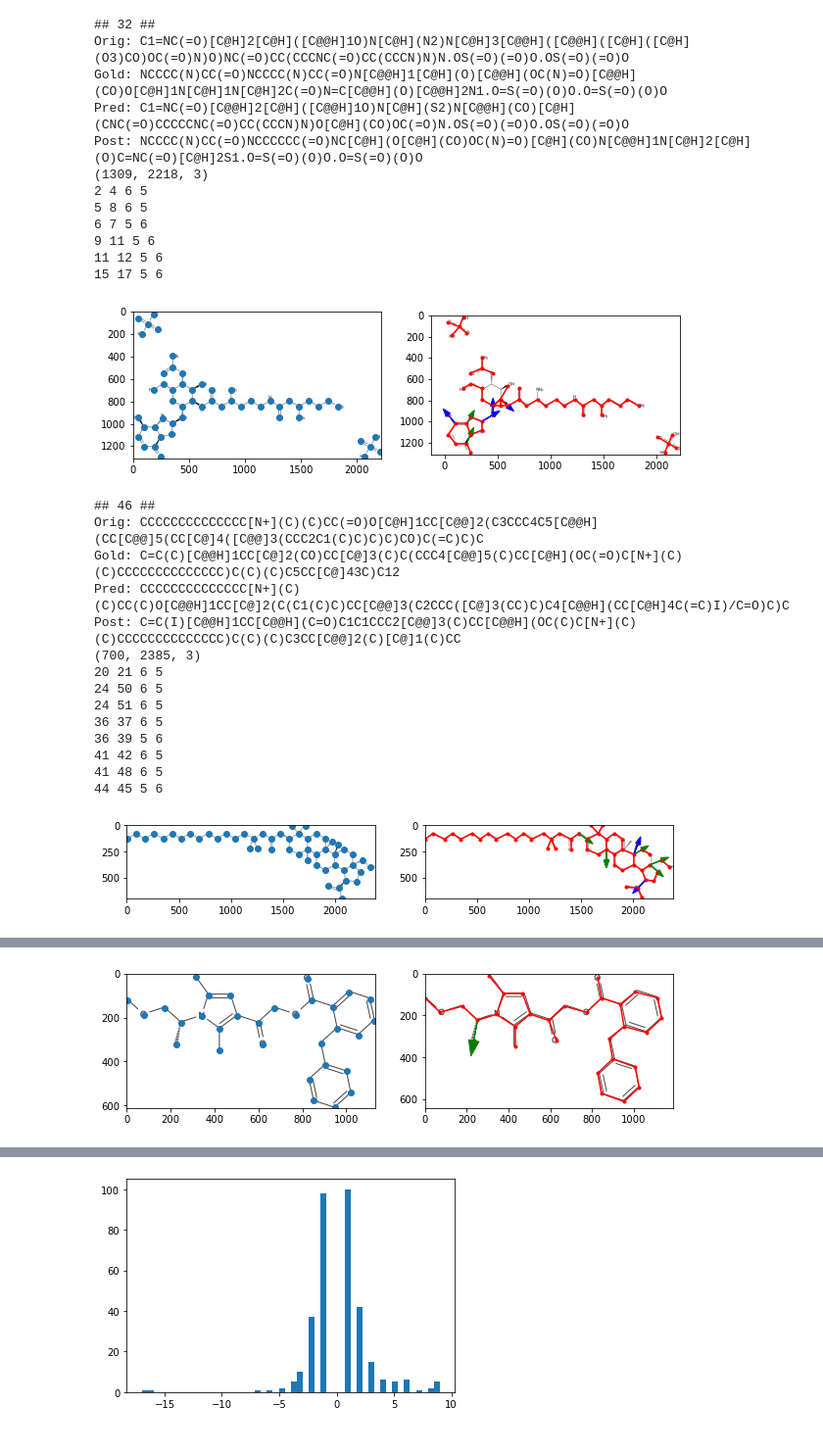
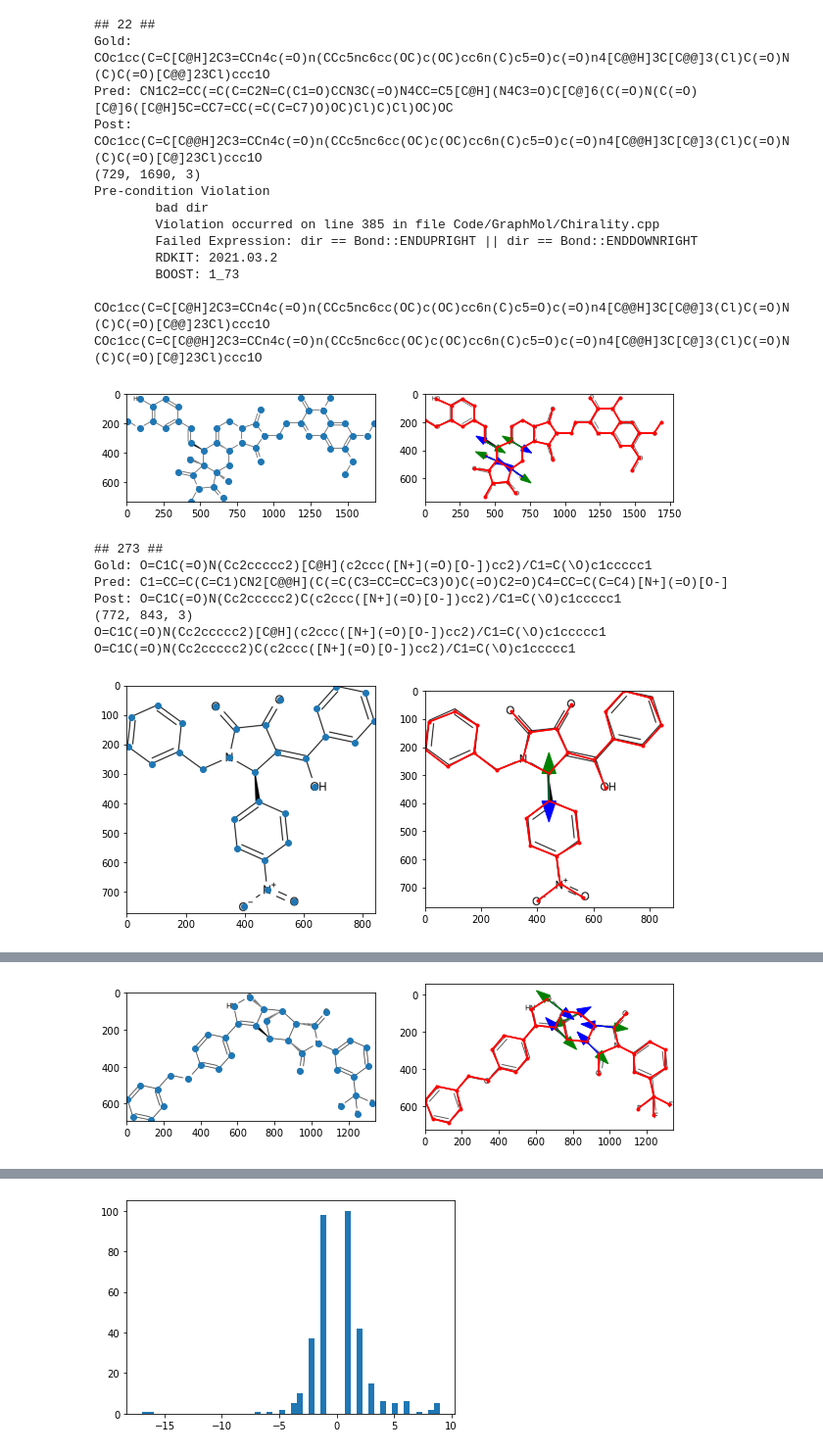
Before and after one commit to thomas0809/MolScribe, a Jupyter notebook: notebook/graph.ipynb, the cells around one changed output, grey strips where cells are left out. Shown at 98% size. Saved outputs shown, nothing was run; the diff lists cells and outputs as text; code cells hidden in the pictures.

Commit message:
update graph notebook

```diff
--- a/notebook/graph.ipynb
+++ b/notebook/graph.ipynb
@@ -66,9 +66,11 @@ for i, row in df.iterrows():
         continue
     if gold_smiles.replace('/', '').replace('\\', '') == post_smiles.replace('/', '').replace('\\', ''):
         continue
+    if canonicalize_smiles(gold_smiles, True) != canonicalize_smiles(post_smiles, True):
+        continue
     count += 1
     print(f'## {i} ##')
-    print('Orig:', smiles)
+#     print('Orig:', smiles)
     print('Gold:', gold_smiles)
     print('Pred:', pred_smiles)
     print('Post:', post_smiles)
@@ -78,61 +80,62 @@ for i, row in df.iterrows():
     h, w, _ = img.shape
     nodes = get_nodes(smiles)
     plt.figure(figsize=(10,5))
     plt.subplot(1,2,1)
     plt.imshow(img)
     plt.scatter(nodes[:,0], nodes[:,1])
     plt.subplot(1,2,2)
     plt.imshow(img)
     coords = np.array(eval(nodes_pred_df.loc[i, 'node_coords']))
     symbols = np.array(eval(nodes_pred_df.loc[i, 'node_symbols']))
     x, y = coords[:,1]*w, coords[:,0]*h
     plt.scatter(x, y, color='r', marker='.')
     edges = eval(nodes_pred_df.loc[i, 'edges'])
-#     post_smiles = _postprocess_smiles(pred_smiles, coords, symbols, edges)
+    post_smiles = _postprocess_smiles(pred_smiles, coords, symbols, edges, debug=True)
+    print(gold_smiles)
+    print(post_smiles)
     for i in range(len(x)):
-        for j in range(i+1, len(x)):
+        for j in range(len(x)):
             if edges[i][j] != 0:
                 if edges[i][j] in [5, 6]:
                     color = 'blue' if edges[i][j] == 5 else 'green'
                     plt.arrow(x[i], y[i], x[j]-x[i], y[j]-y[i], color=color, head_width=50)
-                    print(i, j, edges[i][j], edges[j][i])
+#                     print(i, j, edges[i][j], edges[j][i])
                 else:
                     color = 'red'
                     plt.plot([x[i], x[j]], [y[i], y[j]], color)
     plt.show()
+#     mol = Chem.MolFromSmiles(pred_smiles)
+#     chiral_centers = Chem.FindMolChiralCenters(
+#             mol, includeUnassigned=True, includeCIP=False, useLegacyImplementation=False)
+#     print(chiral_centers)
 #     mol0 = Chem.MolFromSmiles(canon_gold, sanitize=False)
 #     mol = Chem.MolFromSmiles(canon_pred, sanitize=False)
 #     try:
 #         img = Chem.Draw.MolsToGridImage([mol0,mol], subImgSize=(250,250), molsPerRow=2, useSVG=True)
 #         display(img)
 #     except:
 #         pass
 # %% [output]
-## 32 ##
-Orig: C1=NC(=O)[C@H]2[C@H]([C@@H]1O)N[C@H](N2)N[C@H]3[C@@H]([C@@H]([C@H]([C@H](O3)CO)OC(=O)N)O)NC(=O)CC(CCCNC(=O)CC(CCCN)N)N.OS(=O)(=O)O.OS(=O)(=O)O
-Gold: NCCCC(N)CC(=O)NCCCC(N)CC(=O)N[C@@H]1[C@H](O)[C@@H](OC(N)=O)[C@@H](CO)O[C@H]1N[C@H]1N[C@H]2C(=O)N=C[C@@H](O)[C@@H]2N1.O=S(=O)(O)O.O=S(=O)(O)O
-Pred: C1=NC(=O)[C@@H]2[C@H]([C@@H]1O)N[C@H](S2)N[C@@H](CO)[C@H](CNC(=O)CCCCCNC(=O)CC(CCCN)N)O[C@H](CO)OC(=O)N.OS(=O)(=O)O.OS(=O)(=O)O
-Post: NCCCC(N)CC(=O)NCCCCCC(=O)NC[C@H](O[C@H](CO)OC(N)=O)[C@H](CO)N[C@@H]1N[C@H]2[C@H](O)C=NC(=O)[C@H]2S1.O=S(=O)(O)O.O=S(=O)(O)O
-(1309, 2218, 3)
-2 4 6 5
-5 8 6 5
-6 7 5 6
-9 11 5 6
-11 12 5 6
-15 17 5 6
+## 22 ##
+Gold: COc1cc(C=C[C@H]2C3=CCn4c(=O)n(CCc5nc6cc(OC)c(OC)cc6n(C)c5=O)c(=O)n4[C@@H]3C[C@@]3(Cl)C(=O)N(C)C(=O)[C@@]23Cl)ccc1O
+Pred: CN1C2=CC(=C(C=C2N=C(C1=O)CCN3C(=O)N4CC=C5[C@H](N4C3=O)C[C@]6(C(=O)N(C(=O)[C@]6([C@H]5C=CC7=CC(=C(C=C7)O)OC)Cl)C)Cl)OC)OC
+Post: COc1cc(C=C[C@@H]2C3=CCn4c(=O)n(CCc5nc6cc(OC)c(OC)cc6n(C)c5=O)c(=O)n4[C@@H]3C[C@]3(Cl)C(=O)N(C)C(=O)[C@]23Cl)ccc1O
+(729, 1690, 3)
+Pre-condition Violation
+        bad dir
+        Violation occurred on line 385 in file Code/GraphMol/Chirality.cpp
+        Failed Expression: dir == Bond::ENDUPRIGHT || dir == Bond::ENDDOWNRIGHT
+        RDKIT: 2021.03.2
+        BOOST: 1_73
+
+COc1cc(C=C[C@H]2C3=CCn4c(=O)n(CCc5nc6cc(OC)c(OC)cc6n(C)c5=O)c(=O)n4[C@@H]3C[C@@]3(Cl)C(=O)N(C)C(=O)[C@@]23Cl)ccc1O
+COc1cc(C=C[C@@H]2C3=CCn4c(=O)n(CCc5nc6cc(OC)c(OC)cc6n(C)c5=O)c(=O)n4[C@@H]3C[C@]3(Cl)C(=O)N(C)C(=O)[C@]23Cl)ccc1O
-[figure, old version]
+[figure, new version]
-## 46 ##
-Orig: CCCCCCCCCCCCCC[N+](C)(C)CC(=O)O[C@H]1CC[C@@]2(C3CCC4C5[C@@H](CC[C@@]5(CC[C@]4([C@@]3(CCC2C1(C)C)C)C)CO)C(=C)C)C
-Gold: C=C(C)[C@@H]1CC[C@]2(CO)CC[C@]3(C)C(CCC4[C@@]5(C)CC[C@H](OC(=O)C[N+](C)(C)CCCCCCCCCCCCCC)C(C)(C)C5CC[C@]43C)C12
-Pred: CCCCCCCCCCCCCC[N+](C)(C)CC(C)O[C@@H]1CC[C@]2(C(C1(C)C)CC[C@@]3(C2CCC([C@]3(CC)C)C4[C@@H](CC[C@H]4C(=C)I)/C=O)C)C
-Post: C=C(I)[C@@H]1CC[C@@H](C=O)C1C1CCC2[C@@]3(C)CC[C@@H](OC(C)C[N+](C)(C)CCCCCCCCCCCCCC)C(C)(C)C3CC[C@@]2(C)[C@]1(C)CC
-(700, 2385, 3)
-20 21 6 5
-24 50 6 5
-24 51 6 5
-36 37 6 5
-36 39 5 6
-41 42 6 5
-41 48 6 5
-44 45 5 6
+## 273 ##
+Gold: O=C1C(=O)N(Cc2ccccc2)[C@H](c2ccc([N+](=O)[O-])cc2)/C1=C(\O)c1ccccc1
+Pred: C1=CC=C(C=C1)CN2[C@@H](C(=C(C3=CC=CC=C3)O)C(=O)C2=O)C4=CC=C(C=C4)[N+](=O)[O-]
+Post: O=C1C(=O)N(Cc2ccccc2)C(c2ccc([N+](=O)[O-])cc2)/C1=C(\O)c1ccccc1
+(772, 843, 3)
+O=C1C(=O)N(Cc2ccccc2)[C@H](c2ccc([N+](=O)[O-])cc2)/C1=C(\O)c1ccccc1
+O=C1C(=O)N(Cc2ccccc2)C(c2ccc([N+](=O)[O-])cc2)/C1=C(\O)c1ccccc1
-[figure, old version]
+[figure, new version]
@@ -146 +149 @@ Post: COC[C@H](C)n1c(C)cc(C(=O)COC(=O)c2ccccc2Cc2ccccc2)c1C
-[figure, old version]
+[figure, new version]
```
Also changed, not shown: parts of 3 cells of this notebook.
